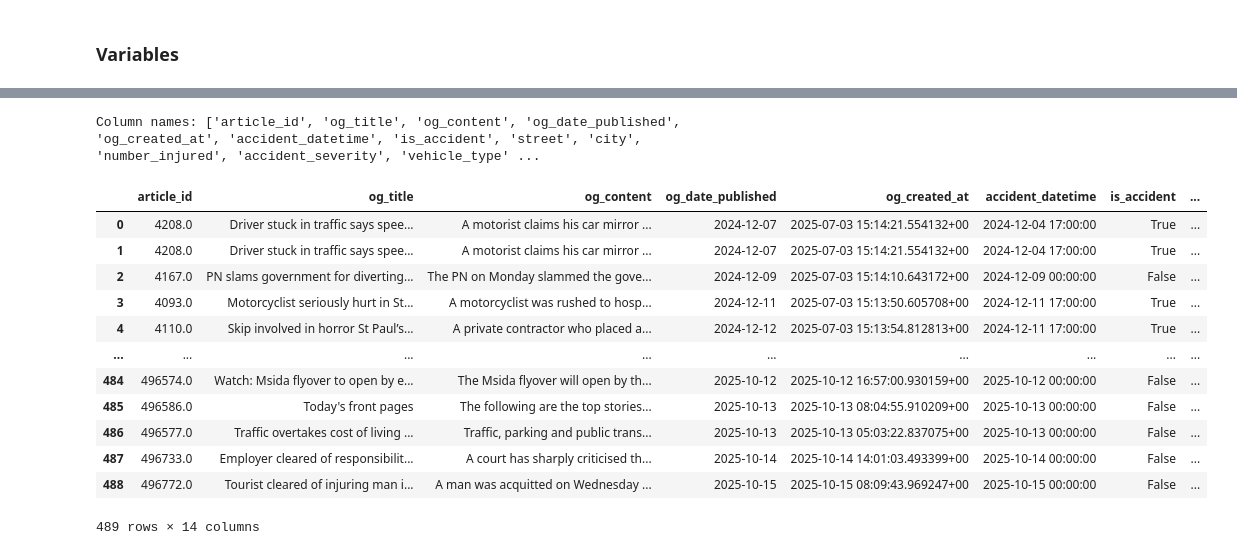
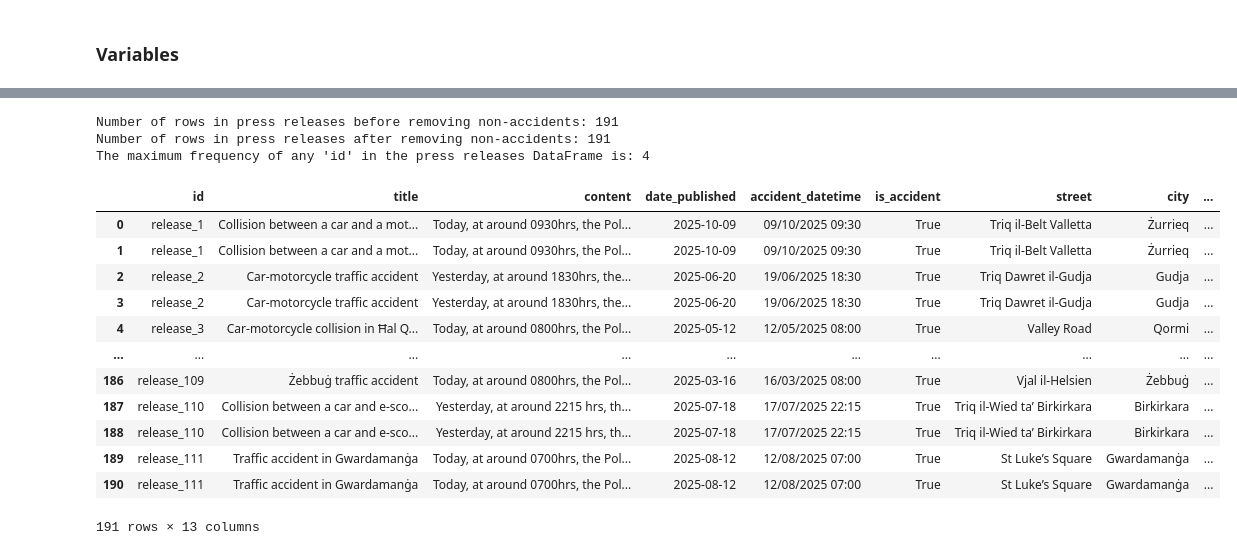
Before and after one commit to michael-vella/ics5110-assignment, a Jupyter notebook: notebooks/final/1_data_preparation.ipynb, the cells around one changed output, grey strips where cells are left out. Saved outputs shown, nothing was run; the diff lists cells and outputs as text; code cells hidden in the pictures.

```diff
--- a/notebooks/final/1_data_preparation.ipynb
+++ b/notebooks/final/1_data_preparation.ipynb
@@ -1176,3 +1145,25 @@ Now, we combine both of the datasets together and deduplicate. Deduplication wil
 ### Variables
 # %%
 audited_data_folder = f"{staging_data_folder}/audited"
+
+columns_to_select = [
+    "id",
+    "og_title",
+    "og_content",
+    "og_date_published",
+    "accident_datetime",
+    "is_accident",
+    "street",
+    "city",
+    "number_injured",
+    "accident_severity",
+    "vehicle_type",
+    "driver_age",
+    "driver_gender",
+]
+
+rename_columns = {
+    "og_title": "title",
+    "og_content": "content",
+    "og_date_published": "date_published"
+}
@@ -1182,21 +1206,36 @@ audited_press_releases_csv = f"{audited_data_folder}/press_releases.csv"
 # %%
-audited_news_articles_df = pd.read_csv(audited_news_articles_csv)
+audited_press_releases_csv = f"{audited_data_folder}/press_releases.csv"
+audited_press_releases_df = pd.read_csv(audited_press_releases_csv)
 
-print(f"\nColumn names: {audited_news_articles_df.columns.tolist()}")
+print("Number of rows in press releases before removing non-accidents:", len(audited_press_releases_df))
+audited_press_releases_df = audited_press_releases_df[audited_press_releases_df["is_accident"]]
+print("Number of rows in press releases after removing non-accidents:", len(audited_press_releases_df))
 
-display(audited_news_articles_df)
+audited_press_releases_df["id"] = ("release_" + audited_press_releases_df["release_id"].astype(str))
+
+audited_press_releases_df = (
+    audited_press_releases_df[columns_to_select]
+    .rename(columns=rename_columns)
+)
+
+max_id_frequency_press_releases = audited_press_releases_df["id"].value_counts().max()
+print(f"The maximum frequency of any 'id' in the press releases DataFrame is: {max_id_frequency_press_releases}")
+
+display(audited_press_releases_df)
 # %% [output]
-Column names: ['article_id', 'og_title', 'og_content', 'og_date_published', 'og_created_at', 'accident_datetime', 'is_accident', 'street', 'city', 'number_injured', 'accident_severity', 'vehicle_type' ...
+Number of rows in press releases before removing non-accidents: 191
+Number of rows in press releases after removing non-accidents: 191
+The maximum frequency of any 'id' in the press releases DataFrame is: 4
-|  | article_id | og_title | og_content | og_date_published | og_created_at | accident_datetime | is_accident | ... |
-| 0 | 4208.0 | Driver stuck in traffic says spee... | A motorist claims his car mirror ... | 2024-12-07 | 2025-07-03 15:14:21.554132+00 | 2024-12-04 17:00:00 | True | ... |
-| 1 | 4208.0 | Driver stuck in traffic says spee... | A motorist claims his car mirror ... | 2024-12-07 | 2025-07-03 15:14:21.554132+00 | 2024-12-04 17:00:00 | True | ... |
-| 2 | 4167.0 | PN slams government for diverting... | The PN on Monday slammed the gove... | 2024-12-09 | 2025-07-03 15:14:10.643172+00 | 2024-12-09 00:00:00 | False | ... |
-| 3 | 4093.0 | Motorcyclist seriously hurt in St... | A motorcyclist was rushed to hosp... | 2024-12-11 | 2025-07-03 15:13:50.605708+00 | 2024-12-11 17:00:00 | True | ... |
-| 4 | 4110.0 | Skip involved in horror St Paul’s... | A private contractor who placed a... | 2024-12-12 | 2025-07-03 15:13:54.812813+00 | 2024-12-11 17:00:00 | True | ... |
-| ... | ... | ... | ... | ... | ... | ... | ... | ... |
-| 484 | 496574.0 | Watch: Msida flyover to open by e... | The Msida flyover will open by th... | 2025-10-12 | 2025-10-12 16:57:00.930159+00 | 2025-10-12 00:00:00 | False | ... |
-| 485 | 496586.0 | Today's front pages | The following are the top stories... | 2025-10-13 | 2025-10-13 08:04:55.910209+00 | 2025-10-13 00:00:00 | False | ... |
-| 486 | 496577.0 | Traffic overtakes cost of living ... | Traffic, parking and public trans... | 2025-10-13 | 2025-10-13 05:03:22.837075+00 | 2025-10-13 00:00:00 | False | ... |
-| 487 | 496733.0 | Employer cleared of responsibilit... | A court has sharply criticised th... | 2025-10-14 | 2025-10-14 14:01:03.493399+00 | 2025-10-14 00:00:00 | False | ... |
-| 488 | 496772.0 | Tourist cleared of injuring man i... | A man was acquitted on Wednesday ... | 2025-10-15 | 2025-10-15 08:09:43.969247+00 | 2025-10-15 00:00:00 | False | ... |
+|  | id | title | content | date_published | accident_datetime | is_accident | street | city | ... |
+| 0 | release_1 | Collision between a car and a mot... | Today, at around 0930hrs, the Pol... | 2025-10-09 | 09/10/2025 09:30 | True | Triq il-Belt Valletta | Żurrieq | ... |
+| 1 | release_1 | Collision between a car and a mot... | Today, at around 0930hrs, the Pol... | 2025-10-09 | 09/10/2025 09:30 | True | Triq il-Belt Valletta | Żurrieq | ... |
+| 2 | release_2 | Car-motorcycle traffic accident | Yesterday, at around 1830hrs, the... | 2025-06-20 | 19/06/2025 18:30 | True | Triq Dawret il-Gudja | Gudja | ... |
+| 3 | release_2 | Car-motorcycle traffic accident | Yesterday, at around 1830hrs, the... | 2025-06-20 | 19/06/2025 18:30 | True | Triq Dawret il-Gudja | Gudja | ... |
+| 4 | release_3 | Car-motorcycle collision in Ħal Q... | Today, at around 0800hrs, the Pol... | 2025-05-12 | 12/05/2025 08:00 | True | Valley Road | Qormi | ... |
+| ... | ... | ... | ... | ... | ... | ... | ... | ... | ... |
+| 186 | release_109 | Żebbuġ traffic accident | Today, at around 0800hrs, the Pol... | 2025-03-16 | 16/03/2025 08:00 | True | Vjal il-Helsien | Żebbuġ | ... |
+| 187 | release_110 | Collision between a car and e-sco... | Yesterday, at around 2215 hrs, th... | 2025-07-18 | 17/07/2025 22:15 | True | Triq il-Wied ta’ Birkirkara | Birkirkara | ... |
+| 188 | release_110 | Collision between a car and e-sco... | Yesterday, at around 2215 hrs, th... | 2025-07-18 | 17/07/2025 22:15 | True | Triq il-Wied ta’ Birkirkara | Birkirkara | ... |
+| 189 | release_111 | Traffic accident in Gwardamanġa | Today, at around 0700hrs, the Pol... | 2025-08-12 | 12/08/2025 07:00 | True | St Luke’s Square | Gwardamanġa | ... |
+| 190 | release_111 | Traffic accident in Gwardamanġa | Today, at around 0700hrs, the Pol... | 2025-08-12 | 12/08/2025 07:00 | True | St Luke’s Square | Gwardamanġa | ... |
-489 rows × 14 columns
+191 rows × 13 columns
```
Also changed, not shown: parts of 12 cells of this notebook.
